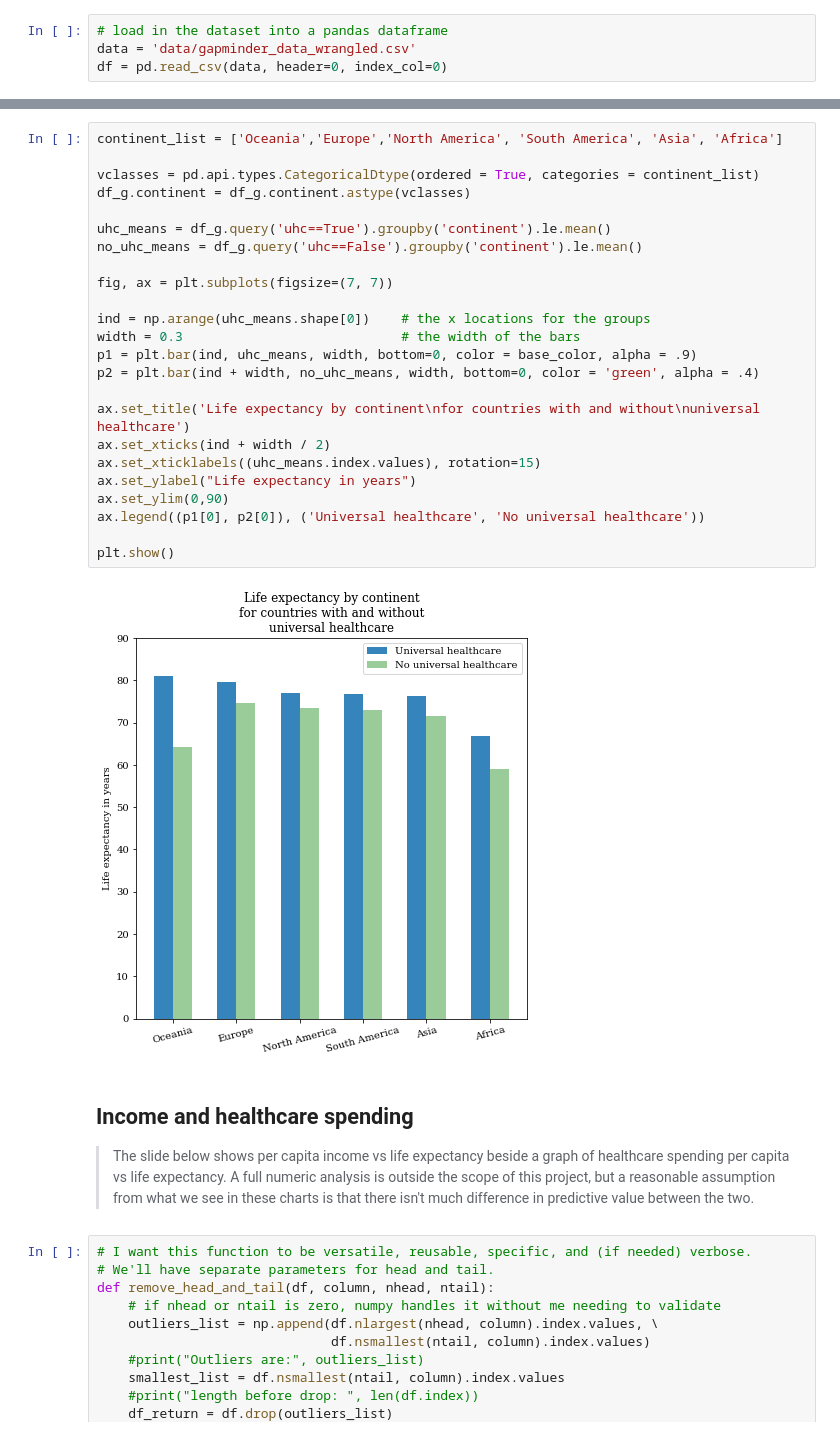
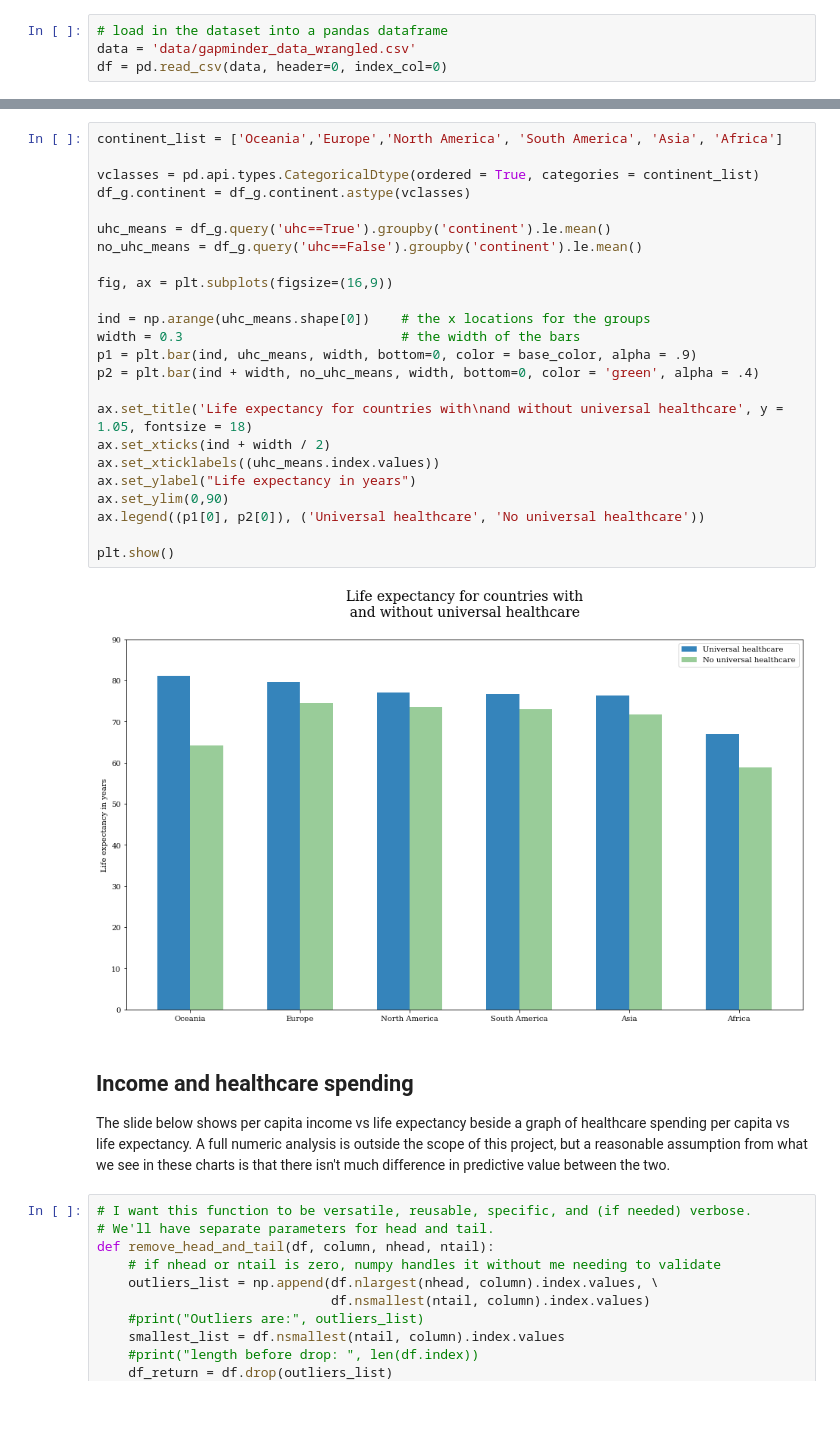
Before and after one commit to mullendavidh/nanodegree-project-5, a Jupyter notebook: slide_deck.ipynb, the cells around one changed output, grey strips where cells are left out. Saved outputs shown, nothing was run; the diff lists cells and outputs as text; blank space fills up the shorter version.

```diff
--- a/slide_deck.ipynb
+++ b/slide_deck.ipynb
@@ -156,33 +160,33 @@ plt.ylim(0,94);
 # %%
 continent_list = ['Oceania','Europe','North America', 'South America', 'Asia', 'Africa']
 
 vclasses = pd.api.types.CategoricalDtype(ordered = True, categories = continent_list)
 df_g.continent = df_g.continent.astype(vclasses)
 
 uhc_means = df_g.query('uhc==True').groupby('continent').le.mean()
 no_uhc_means = df_g.query('uhc==False').groupby('continent').le.mean()
 
-fig, ax = plt.subplots(figsize=(7, 7))
+fig, ax = plt.subplots(figsize=(16,9))
 
 ind = np.arange(uhc_means.shape[0])    # the x locations for the groups
 width = 0.3                            # the width of the bars
 p1 = plt.bar(ind, uhc_means, width, bottom=0, color = base_color, alpha = .9)
 p2 = plt.bar(ind + width, no_uhc_means, width, bottom=0, color = 'green', alpha = .4)
 
-ax.set_title('Life expectancy by continent\nfor countries with and without\nuniversal healthcare')
+ax.set_title('Life expectancy for countries with\nand without universal healthcare', y = 1.05, fontsize = 18)
 ax.set_xticks(ind + width / 2)
-ax.set_xticklabels((uhc_means.index.values), rotation=15)
+ax.set_xticklabels((uhc_means.index.values))
 ax.set_ylabel("Life expectancy in years")
 ax.set_ylim(0,90)
 ax.legend((p1[0], p2[0]), ('Universal healthcare', 'No universal healthcare'))
 
 plt.show()
 # %% [output]
-[figure, old version]
+[figure, new version]
 # %% [markdown]
 ## Income and healthcare spending
 
-> The slide below shows per capita income vs life expectancy beside a graph of healthcare spending per capita vs life expectancy. A full numeric analysis is outside the scope of this project, but a reasonable assumption from what we see in these charts is that there isn't much difference in predictive value between the two.
+The slide below shows per capita income vs life expectancy beside a graph of healthcare spending per capita vs life expectancy. A full numeric analysis is outside the scope of this project, but a reasonable assumption from what we see in these charts is that there isn't much difference in predictive value between the two.
 # %%
 # I want this function to be versatile, reusable, specific, and (if needed) verbose.
 # We'll have separate parameters for head and tail.
```
Also changed, not shown: parts of 13 cells of this notebook, 5 other files.
